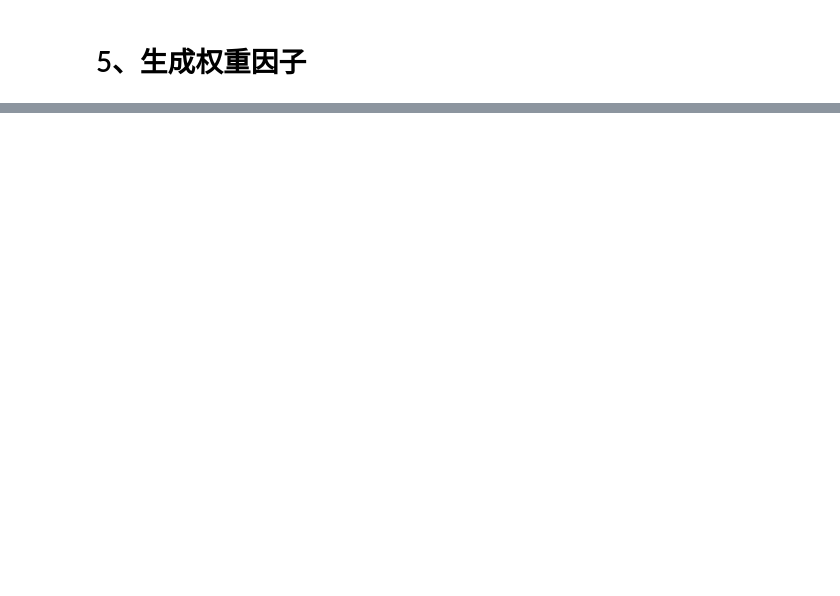
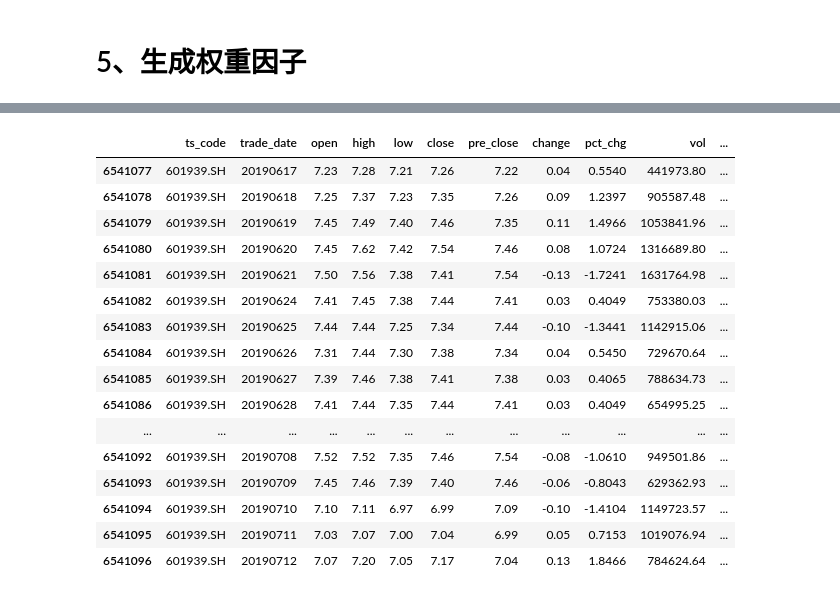
Before and after one commit to Yusheng0313/JNB_WS, a Jupyter notebook: STOCK/TuShare_download.ipynb, the cells around one changed output, grey strips where cells are left out. Drawn from its saved outputs; the diff is of its cells as text; code cells hidden in the pictures; blank space fills up the shorter version.

```diff
--- a/STOCK/TuShare_download.ipynb
+++ b/STOCK/TuShare_download.ipynb
@@ -173,0 +163,22 @@ df_newalldata.head(5)
+# %%
+from Stock_Interface.read_finance_year import read_stock, read_newyear, read_stockmore
+data = read_newyear()
+data[(data.ts_code == '601939.SH') & (data.trade_date > 20190615)].head(20)
+# %% [output]
+|  | ts_code | trade_date | open | high | low | close | pre_close | change | pct_chg | vol | ... |
+| 6541077 | 601939.SH | 20190617 | 7.23 | 7.28 | 7.21 | 7.26 | 7.22 | 0.04 | 0.5540 | 441973.80 | ... |
+| 6541078 | 601939.SH | 20190618 | 7.25 | 7.37 | 7.23 | 7.35 | 7.26 | 0.09 | 1.2397 | 905587.48 | ... |
+| 6541079 | 601939.SH | 20190619 | 7.45 | 7.49 | 7.40 | 7.46 | 7.35 | 0.11 | 1.4966 | 1053841.96 | ... |
+| 6541080 | 601939.SH | 20190620 | 7.45 | 7.62 | 7.42 | 7.54 | 7.46 | 0.08 | 1.0724 | 1316689.80 | ... |
+| 6541081 | 601939.SH | 20190621 | 7.50 | 7.56 | 7.38 | 7.41 | 7.54 | -0.13 | -1.7241 | 1631764.98 | ... |
+| 6541082 | 601939.SH | 20190624 | 7.41 | 7.45 | 7.38 | 7.44 | 7.41 | 0.03 | 0.4049 | 753380.03 | ... |
+| 6541083 | 601939.SH | 20190625 | 7.44 | 7.44 | 7.25 | 7.34 | 7.44 | -0.10 | -1.3441 | 1142915.06 | ... |
+| 6541084 | 601939.SH | 20190626 | 7.31 | 7.44 | 7.30 | 7.38 | 7.34 | 0.04 | 0.5450 | 729670.64 | ... |
+| 6541085 | 601939.SH | 20190627 | 7.39 | 7.46 | 7.38 | 7.41 | 7.38 | 0.03 | 0.4065 | 788634.73 | ... |
+| 6541086 | 601939.SH | 20190628 | 7.41 | 7.44 | 7.35 | 7.44 | 7.41 | 0.03 | 0.4049 | 654995.25 | ... |
+| ... | ... | ... | ... | ... | ... | ... | ... | ... | ... | ... | ... |
+| 6541092 | 601939.SH | 20190708 | 7.52 | 7.52 | 7.35 | 7.46 | 7.54 | -0.08 | -1.0610 | 949501.86 | ... |
+| 6541093 | 601939.SH | 20190709 | 7.45 | 7.46 | 7.39 | 7.40 | 7.46 | -0.06 | -0.8043 | 629362.93 | ... |
+| 6541094 | 601939.SH | 20190710 | 7.10 | 7.11 | 6.97 | 6.99 | 7.09 | -0.10 | -1.4104 | 1149723.57 | ... |
+| 6541095 | 601939.SH | 20190711 | 7.03 | 7.07 | 7.00 | 7.04 | 6.99 | 0.05 | 0.7153 | 1019076.94 | ... |
+| 6541096 | 601939.SH | 20190712 | 7.07 | 7.20 | 7.05 | 7.17 | 7.04 | 0.13 | 1.8466 | 784624.64 | ... |
```
Also changed, not shown: parts of 21 cells of this notebook, 2 other files.
